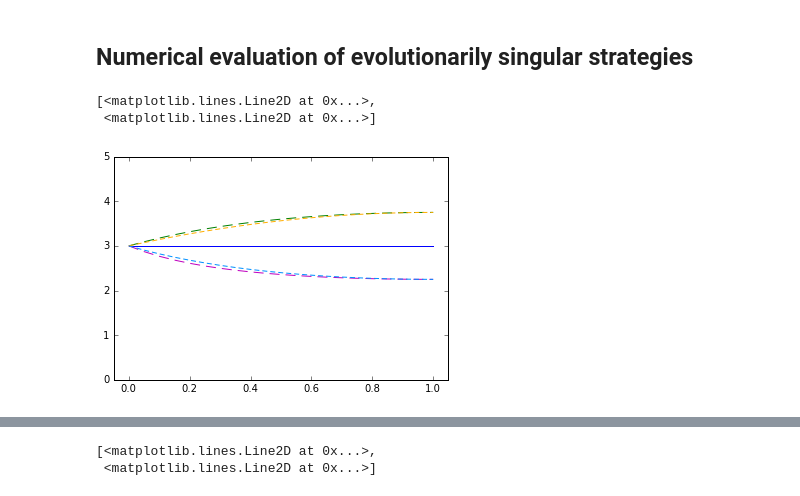
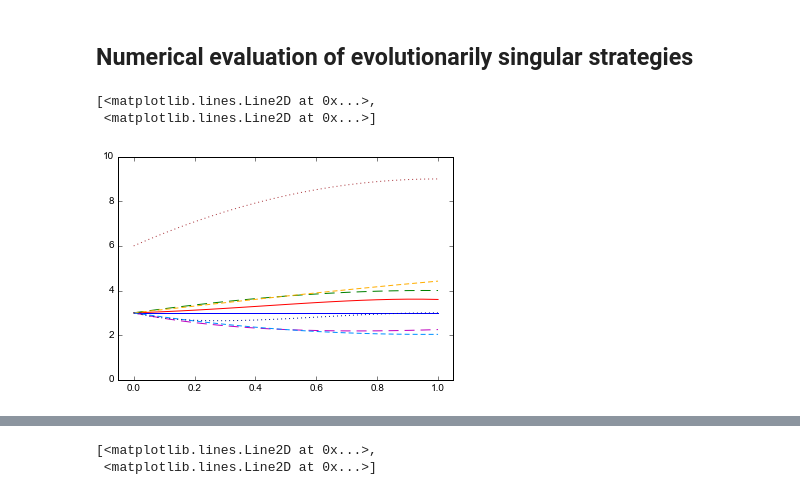
Before and after one commit to bramkuijper/age_vs_size_imprint, a Jupyter notebook: Age at maturity and genomic imprinting.ipynb, the cells around one changed output, grey strips where cells are left out. Saved outputs shown, nothing was run; the diff lists cells and outputs as text; code cells hidden in the pictures.

```diff
--- a/Age at maturity and genomic imprinting.ipynb
+++ b/Age at maturity and genomic imprinting.ipynb
@@ -386,6 +417,15 @@ dwdamPI_haplodiploid = dwdam.subs(RijPI_haplodiploid).subs(Qsols_haplodiploid).s
 # %% [markdown]
 ## Numerical evaluation of evolutionarily singular strategies
 # %%
+def ans(dfs=0.5,
+        dms=0.5,
+        nms=2,
+        nfs=2,
+        ks=1/3,
+        qs=1,
+        ainit=1.5
+       ):
+
 def ans_diploid(dfs=0.5, dms=0.5, nms=2, nfs=2, ks=1/3, qs=1, ainit=1.5):
     subs_list = [(df,dfs),(dm,dms),(nm,nms),(nf,nfs),(k,ks),(q,qs)]
     solval = nsolve(
@@ -406,6 +446,22 @@ def ans_diploid_PI(dfs=0.5, dms=0.5, nms=2, nfs=2, ks=1/3, qs=1, ainit=1.5):
     subs_list = [(df,dfs),(dm,dms),(nm,nms),(nf,nfs),(k,ks),(q,qs)]
     solval = nsolve(
         (Eq(dwdafPI_diploid.subs(subs_list),0),Eq(dwdamPI_diploid.subs(subs_list),0)),
+        (af,am),(ainit,ainit)
+    )
+    return(list(solval))
+
+def ans_diploid_M(dfs=0.5, dms=0.5, nms=2, nfs=2, ks=1/3, qs=1, ainit=1.5):
+    subs_list = [(df,dfs),(dm,dms),(nm,nms),(nf,nfs),(k,ks),(q,qs)]
+    solval = nsolve(
+        (Eq(dwdafM_diploid.subs(subs_list),0),Eq(dwdamM_diploid.subs(subs_list),0)),
+        (af,am),(ainit,ainit)
+    )
+    return(list(solval))
+
+def ans_diploid_P(dfs=0.5, dms=0.5, nms=2, nfs=2, ks=1/3, qs=1, ainit=1.5):
+    subs_list = [(df,dfs),(dm,dms),(nm,nms),(nf,nfs),(k,ks),(q,qs)]
+    solval = nsolve(
+        (Eq(dwdafM_diploid.subs(subs_list),0),Eq(dwdamM_diploid.subs(subs_list),0)),
         (af,am),(ainit,ainit)
     )
     return(list(solval))
@@ -436,24 +492,24 @@ def ans_haplodiploid_PI(dfs=0.5, dms=0.5, nms=2, nfs=2, ks=1/3, qs=1, ainit=1.5)
 # %%
 dmvals = list(np.arange(0,1.05,0.05))
 
-# calculate singular strategies; diplodiploidy
-yvals = [ ans_diploid(dms=dmi,nms=2,nfs=2,dfs=1.0) for dmi in dmvals ]
-yvalsMI = [ ans_diploid_MI(dms=dmi,nms=2,nfs=2,dfs=1.0) for dmi in dmvals ]
-yvalsPI = [ ans_diploid_PI(dms=dmi,nms=2,nfs=2,dfs=1.0) for dmi in dmvals ]
-
-
 # transpose the list so that af* is the first entry
 # and am* the second one
-yvals = list(map(list,zip(*yvals)))
-yvalsMI = list(map(list,zip(*yvalsMI)))
-yvalsPI = list(map(list,zip(*yvalsPI)))
+def transpose(the_list):
+    return(list(map(list,zip(*the_list))))
+
+# calculate singular strategies; diplodiploidy
+yvals = transpose([ ans_diploid(dms=dmi,nms=2,nfs=2,dfs=1.0) for dmi in dmvals ])
+yvalsMI = transpose([ ans_diploid_MI(dms=dmi,nms=2,nfs=2,dfs=1.0) for dmi in dmvals ])
+yvalsPI = transpose([ ans_diploid_PI(dms=dmi,nms=2,nfs=2,dfs=1.0) for dmi in dmvals ])
+yvalsM = transpose([ ans_diploid_M(dms=dmi,nms=2,nfs=2,dfs=1.0) for dmi in dmvals ])
 # %%
-plt.ylim((0,5))
+plt.ylim((0,10))
 plt.xlim((-0.05,1.05))
 plt.plot(dmvals,yvals[0],'r',dmvals,yvals[1],'b',)
 plt.plot(dmvals,yvalsPI[0],'g',dmvals,yvalsPI[1],'m',linestyle=(0,(10,6)))
 plt.plot(dmvals,yvalsMI[0],'#ffae00',dmvals,yvalsMI[1],'#0090ff',linestyle=(0,(5,3)))
+plt.plot(dmvals,yvalsM[0],'#AA353C',dmvals,yvalsM[1],'#00178C',linestyle=(0,(1,3)))
 # %% [output]
 [<matplotlib.lines.Line2D at 0x...>,
  <matplotlib.lines.Line2D at 0x...>]
-[figure, old version]
+[figure, new version]
```
Also changed, not shown: parts of 9 cells of this notebook, 1 other file.
